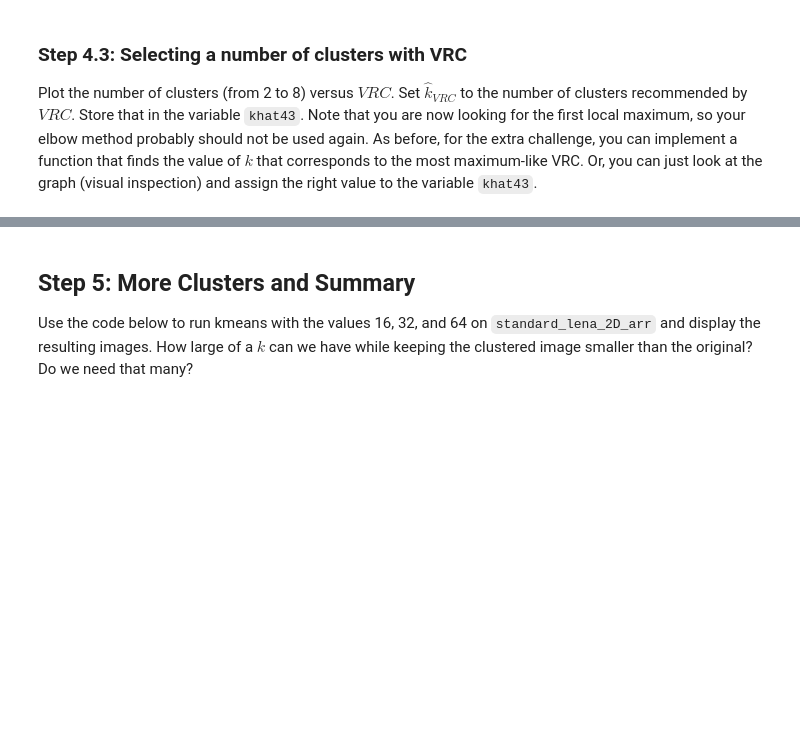
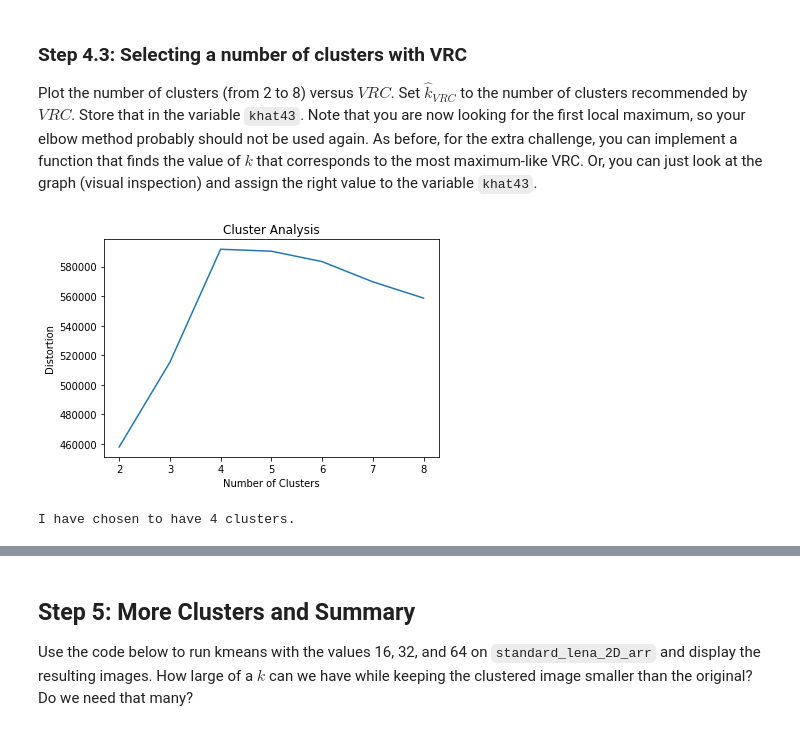
Before and after one commit to fr8nkL/img-processing, a Jupyter notebook: Homework-4-KMeans.ipynb, the cells around one changed output, grey strips where cells are left out. Drawn from its saved outputs; the diff is of its cells as text; code cells hidden in the pictures; blank space fills up the shorter version.

```diff
--- a/Homework-4-KMeans.ipynb
+++ b/Homework-4-KMeans.ipynb
@@ -523,3 +624,30 @@ raise NotImplementedError()
+# %%
+# TODO: Write the test_vrc function.
+
+def test_vrc(data, num_clusters):
+    X = data.copy()
+    n = len(X)
+    grand_mean = np.mean( X, axis=0 )
+    vrcs = []
+    print( 'num_clusters' + '\t' + 'SS_B' + '\t\t' + 'SS_W' + '\t\t\t' + 'vrc')
+    # iterate through num_clusters
+    for i in range(len(num_clusters)):
+        # build cluster
+        k = num_clusters[i]
+        km = KMeans(n_clusters=k, init='k-means++', n_init=30, max_iter=10, tol=1e-4, random_state=0, n_jobs=1)
+        km.fit(X)
+        # compute SS_B
+        SS_B = 0
+        for j in km.labels_:
+            SS_B += L2_dist_squared(grand_mean, km.cluster_centers_[j])
+        # compute vrc
+        vrc = ( SS_B/(k-1) ) / ( km.inertia_/(n-k) )
+        vrcs.append(vrc)
+        print( str(k) + '\t\t' + str(SS_B) + '\t' + str(km.inertia_) + '\t' + str(vrc) )
+    return vrcs
+
+# YOUR CODE HERE
+# raise NotImplementedError()
 # %%
 # Again, you can just run this cell!
 
@@ -534,14 +673,17 @@ Plot the number of clusters (from 2 to 8) versus $VRC$.  Set $\hat{k}_{VRC}$ to
 # %%
 # TODO: Select the number of clusters according to VRC. (8 points)
 
 plot_clusters(num_clusters, vrcs43)
 
-khat43 = 0
+khat43 = 4
 
 # YOUR CODE HERE
-raise NotImplementedError()
+# raise NotImplementedError()
 
 print("I have chosen to have", khat43, "clusters.")
+# %% [output]
+[figure, added]
+I have chosen to have 4 clusters.
 # %%
 # CIS 545 Test Case
 
```
Also changed, not shown: parts of 26 cells of this notebook.
